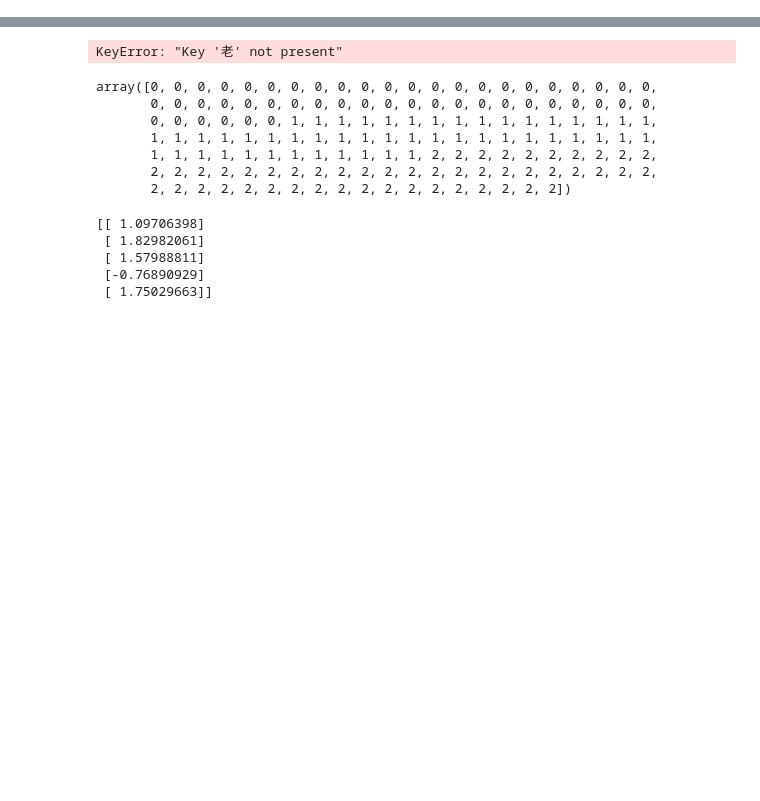
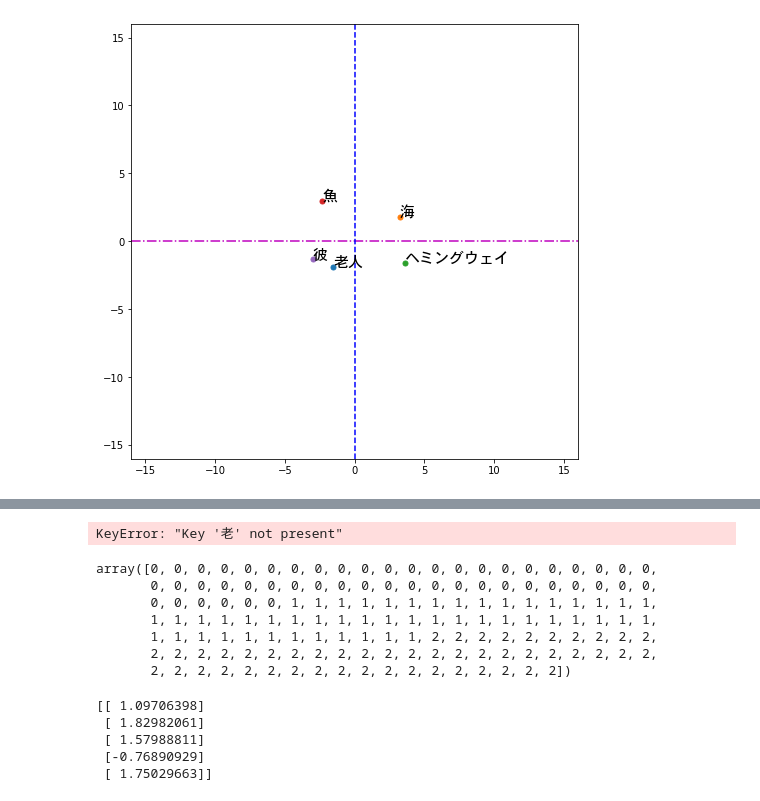
Before and after one commit to tsuchida5030/techgym_ai, a Jupyter notebook: Chapter_1/AI_running_1.ipynb, the cells around one changed output, grey strips where cells are left out. Drawn from its saved outputs; the diff is of its cells as text; code cells hidden in the pictures; blank space fills up the shorter version.

```diff
--- a/Chapter_1/AI_running_1.ipynb
+++ b/Chapter_1/AI_running_1.ipynb
@@ -136,0 +1,78 @@ print(results[-3])
+# %%
+#AI-TECHGYM-1-12-A-2
+#自然言語処理
+
+#インポート
+from gensim.models import word2vec
+import numpy as np
+import matplotlib.pyplot as plt
+import matplotlib.font_manager as font_manager
+
+#PCA
+from sklearn.decomposition import PCA
+
+#フォントの準備
+import urllib.request as req
+url = "https://github.com/hokuto-HIRANO/Word2Vec/raw/master/font/Osaka.ttc"
+req.urlretrieve(url, "./Osaka.ttc")
+
+#フォントの指定
+FONTPATH='./Osaka.ttc'
+prop = font_manager.FontProperties(fname=FONTPATH)
+
+#モデルの読み込み
+model_path = './words.model'
+model = word2vec.Word2Vec.load(model_path)
+
+#対象の単語
+words = []
+words.append("老人")
+words.append("海")
+words.append("ヘミングウェイ")
+words.append("魚")
+words.append("彼")
+
+vectors = []
+
+for w in words:
+    vectors.append(model.wv[w])
+
+#単語のベクトル表現を2次元に圧縮する
+pca = PCA(n_components=2)
+pca.fit(vectors)
+vectors_pca = pca.transform(vectors)
+
+for w in vectors_pca:
+    #配列形式に整形
+    print(np.array2string(w, separator=', ', formatter={'float_kind': lambda x: '{: .4f}'.format(x)}))
+
+# グラフの縦軸・横軸の目盛間隔を揃える
+plt.figure(figsize = (8, 8))
+plt.gca().set_xlim(-16, 16)
+plt.gca().set_ylim(-16, 16)
+
+#ブロットする
+k = 0
+while k < len(vectors_pca):
+    #点プロット
+    plt.plot(vectors_pca[k][0], vectors_pca[k][1], ms=5.0, zorder=2, marker="o")
+
+    #文字プロット
+    plt.annotate(words[k], (vectors_pca[k][0], vectors_pca[k][1]), fontproperties=prop, fontsize=15)
+    # 引数に'xy=()'が省略されて'()'と書かれている
+
+    k += 1
+
+# plt.grid(color='k', linestyle='--', linewidth=0.5)
+
+# y=0に水平線を引く
+# plt.axhline(0, ls = "-.", color = "magenta")
+plt.axhline(0, ls = "-.", color = "m")
+
+# x=0に垂直線を引く
+# plt.axvline(0, ls = "--", color = "navy")
+plt.axvline(0, ls = "--", color = "b")
+
+#グラフ表示
+plt.show()
+# %% [output]
@@ -136,0 +84 @@ print(results[-3])
+[figure, added]
```
Also changed, not shown: parts of 4 cells of this notebook, 2 other files.
